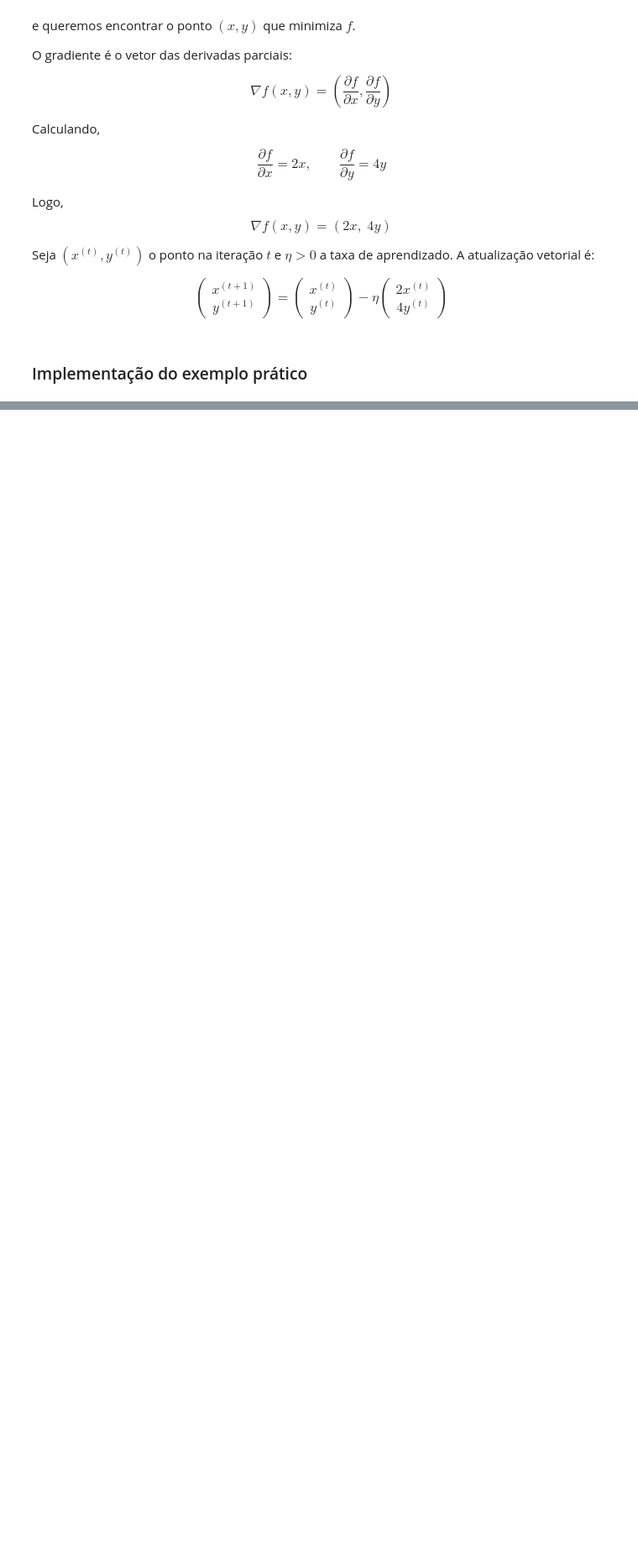
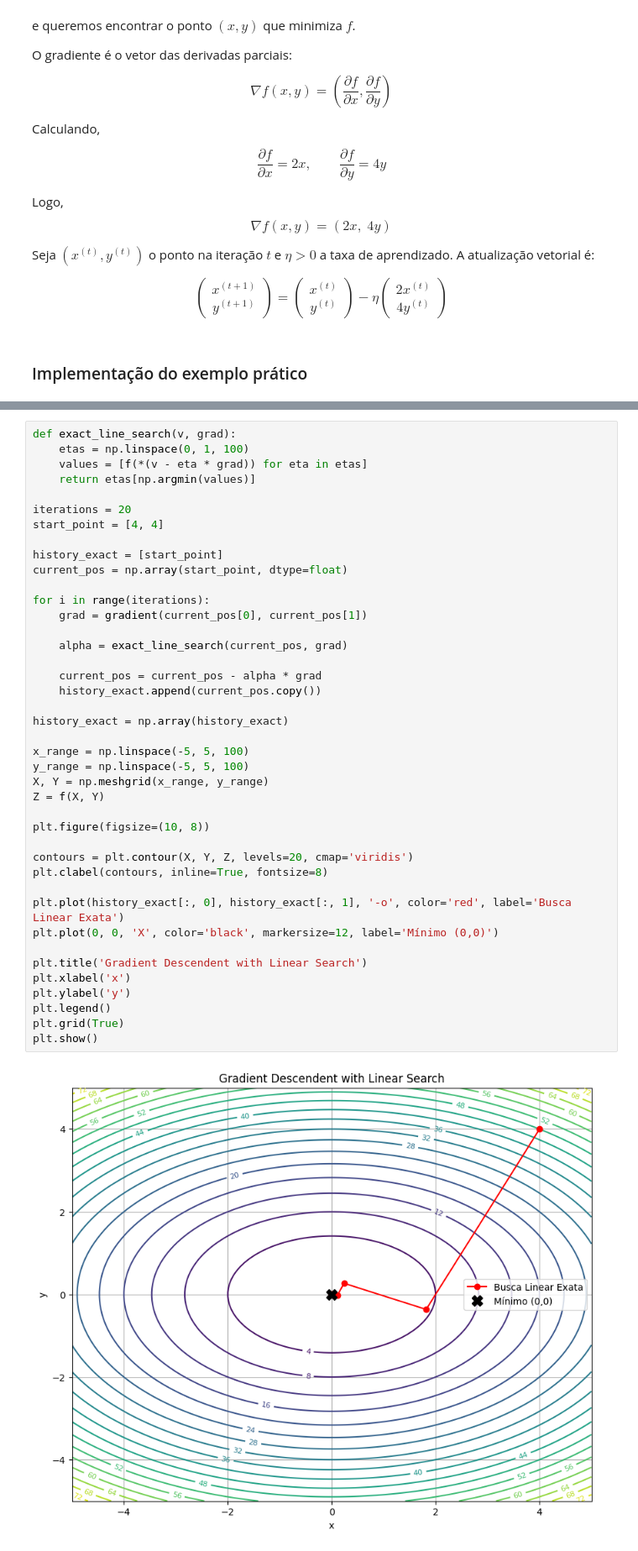
Before and after one commit to gabdourado/AI, a Jupyter notebook: Gradient-Descendent/Gradient_Descendent.ipynb, the cells around one changed output, grey strips where cells are left out. Shown at 84% size. Cells and saved outputs as stored; diff of their text form; blank space fills up the shorter version.

```diff
--- a/Gradient-Descendent/Gradient_Descendent.ipynb
+++ b/Gradient-Descendent/Gradient_Descendent.ipynb
@@ -122,0 +133,43 @@ plt.show()
+# %%
+def exact_line_search(v, grad):
+    etas = np.linspace(0, 1, 100)
+    values = [f(*(v - eta * grad)) for eta in etas]
+    return etas[np.argmin(values)]
+
+iterations = 20
+start_point = [4, 4]
+
+history_exact = [start_point]
+current_pos = np.array(start_point, dtype=float)
+
+for i in range(iterations):
+    grad = gradient(current_pos[0], current_pos[1])
+
+    alpha = exact_line_search(current_pos, grad)
+
+    current_pos = current_pos - alpha * grad
+    history_exact.append(current_pos.copy())
+
+history_exact = np.array(history_exact)
+
+x_range = np.linspace(-5, 5, 100)
+y_range = np.linspace(-5, 5, 100)
+X, Y = np.meshgrid(x_range, y_range)
+Z = f(X, Y)
+
+plt.figure(figsize=(10, 8))
+
+contours = plt.contour(X, Y, Z, levels=20, cmap='viridis')
+plt.clabel(contours, inline=True, fontsize=8)
+
+plt.plot(history_exact[:, 0], history_exact[:, 1], '-o', color='red', label='Busca Linear Exata')
+plt.plot(0, 0, 'X', color='black', markersize=12, label='Mínimo (0,0)')
+
+plt.title('Gradient Descendent with Linear Search')
+plt.xlabel('x')
+plt.ylabel('y')
+plt.legend()
+plt.grid(True)
+plt.show()
+# %% [output]
+[figure, added]
```
Also changed, not shown: parts of 4 cells of this notebook.
